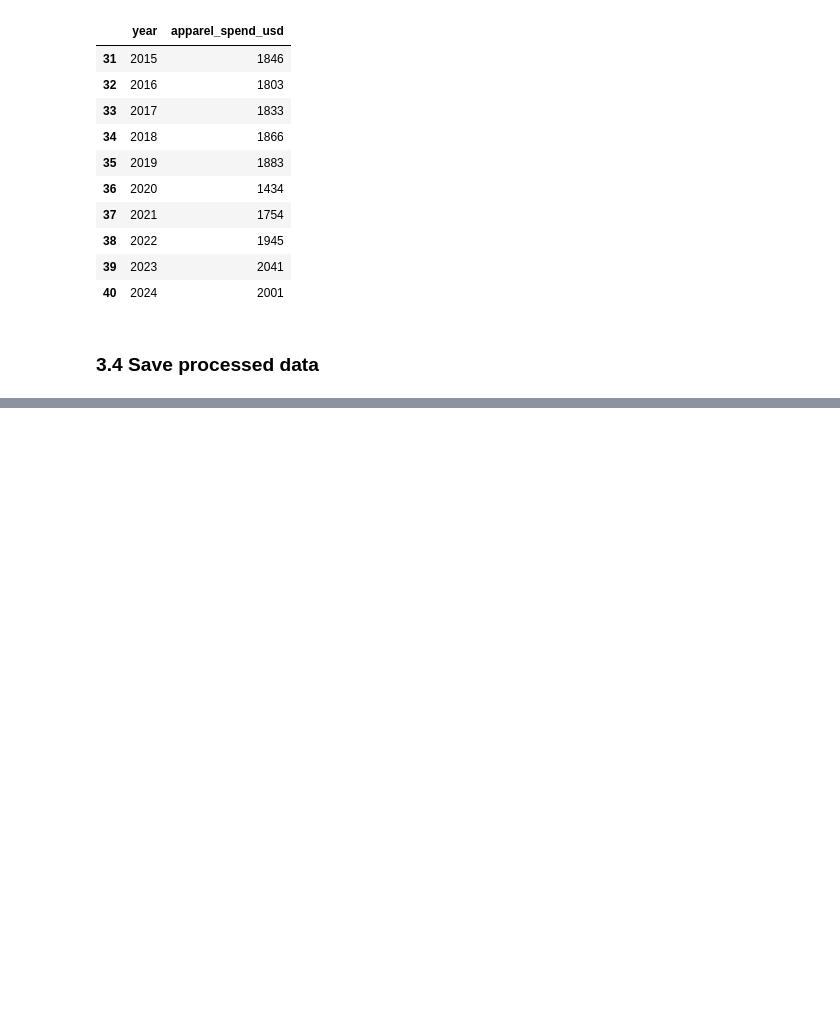
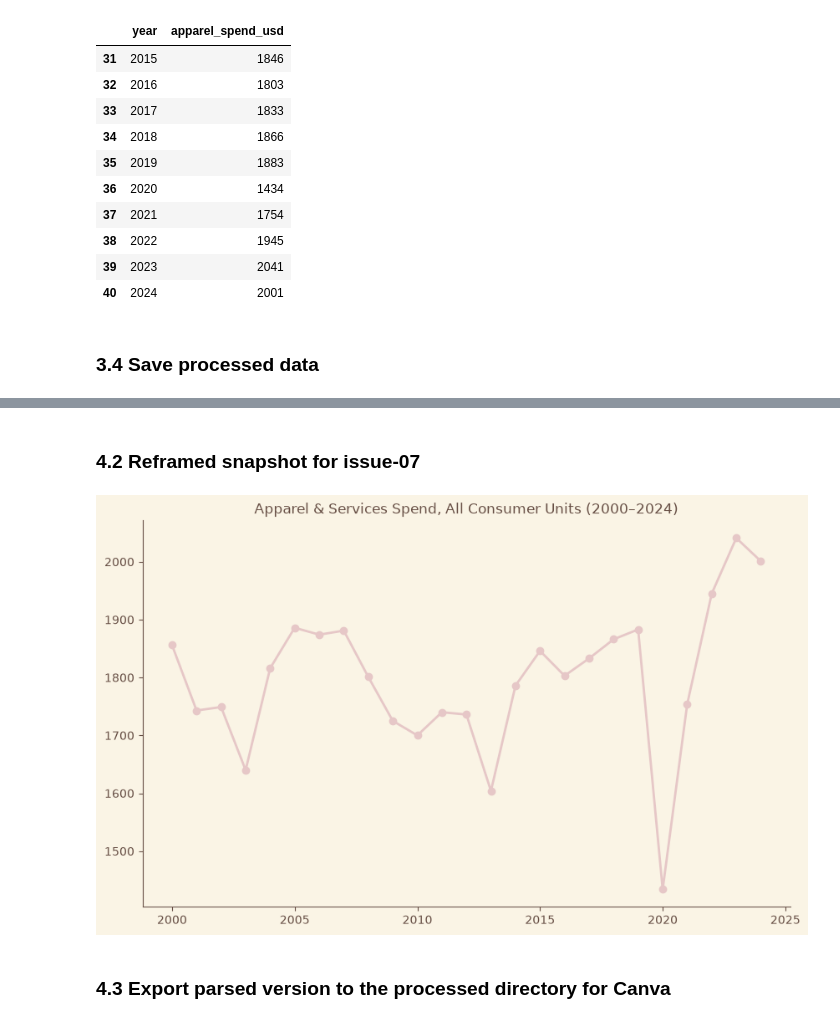
Before and after one commit to juvinciariadi/data-worn-thin.-, a Jupyter notebook: notebooks/cycle 2/issue-07/7.1-apparel-spend.ipynb, the cells around one changed output, grey strips where cells are left out. Drawn from its saved outputs; the diff is of its cells as text; code cells hidden in the pictures; blank space fills up the shorter version.

```diff
--- a/notebooks/cycle 2/issue-07/7.1-apparel-spend.ipynb
+++ b/notebooks/cycle 2/issue-07/7.1-apparel-spend.ipynb
@@ -92,0 +109,32 @@ df.to_csv(f"{PROCESSED_DIR}/apparel_spend_annual.csv", index=False)
+# %% [markdown]
+### 4.2 Reframed snapshot for issue-07
+# %%
+# filter to the recent window for the branded/publication chart
+df_recent = df[df["year"] >= 2000]
+
+with plt.rc_context({
+    "font.family": "sans-serif",  # swap for Neue Machina / Libre Baskerville per slide use
+    "axes.edgecolor": COCOA,
+    "text.color": COCOA,
+    "axes.labelcolor": COCOA,
+    "xtick.color": COCOA,
+    "ytick.color": COCOA,
+}):
+    fig2, ax2 = plt.subplots(figsize=(10, 6))
+    ax2.plot(df_recent["year"], df_recent["apparel_spend_usd"], marker="o", color=DUSTY, linewidth=2)
+    ax2.spines["top"].set_visible(False)
+    ax2.spines["right"].set_visible(False)
+    ax2.set_facecolor(CREAM)
+    fig2.patch.set_facecolor(CREAM)
+    ax2.set_title("Apparel & Services Spend, All Consumer Units (2000–2024)")
+
+    # REMINDER for slides.md: 2020 shows a sharp one-year dip ($1,434, down from
+    # ~$1,880 the year before) due to pandemic-era spending pullback, then a
+    # strong climb to the series high by 2023 ($2,041). Not annotated on the
+    # chart itself, flag it in the caption/slide copy instead.
+    # ax2.annotate("2020: pandemic dip", xy=(2020, 1434), xytext=(2016, 1500),
+    #              arrowprops=dict(arrowstyle="->", color=COCOA))
+
+    plt.show()
+# %% [output]
+[figure, added]
@@ -92,0 +144,2 @@ df.to_csv(f"{PROCESSED_DIR}/apparel_spend_annual.csv", index=False)
+# %% [markdown]
+### 4.3 Export parsed version to the processed directory for Canva
```
Also changed, not shown: parts of 7 cells of this notebook, 3 other files.
